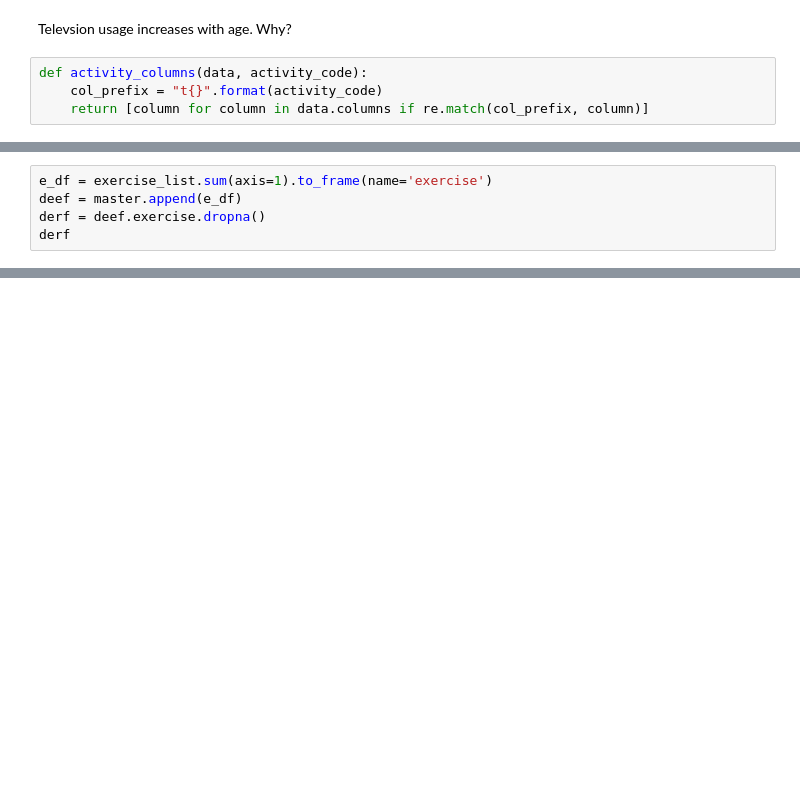
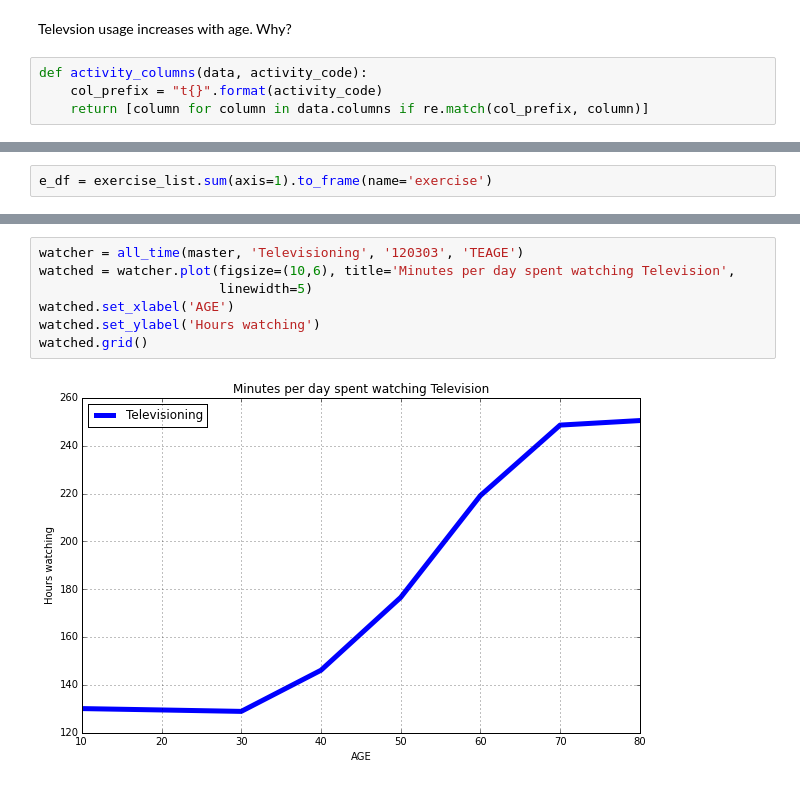
Before and after one commit to tiy-gvl-python/atus-analysis, a Jupyter notebook: Data Analysis.ipynb, the cells around one changed output, grey strips where cells are left out. Saved outputs shown, nothing was run; the diff lists cells and outputs as text; blank space fills up the shorter version.

```diff
--- a/Data Analysis.ipynb
+++ b/Data Analysis.ipynb
@@ -180,5 +207,2 @@ exercise_list = datum[activity_columns(datum, '1301')]
 # %%
 e_df = exercise_list.sum(axis=1).to_frame(name='exercise')
-deef = master.append(e_df)
-derf = deef.exercise.dropna()
-derf
@@ -223,0 +233,9 @@ doop = master.groupby('TEAGE')
+# %%
+watcher = all_time(master, 'Televisioning', '120303', 'TEAGE')
+watched = watcher.plot(figsize=(10,6), title='Minutes per day spent watching Television',
+                       linewidth=5)
+watched.set_xlabel('AGE')
+watched.set_ylabel('Hours watching')
+watched.grid()
+# %% [output]
+[figure, added]
```
Also changed, not shown: parts of 15 cells of this notebook.
